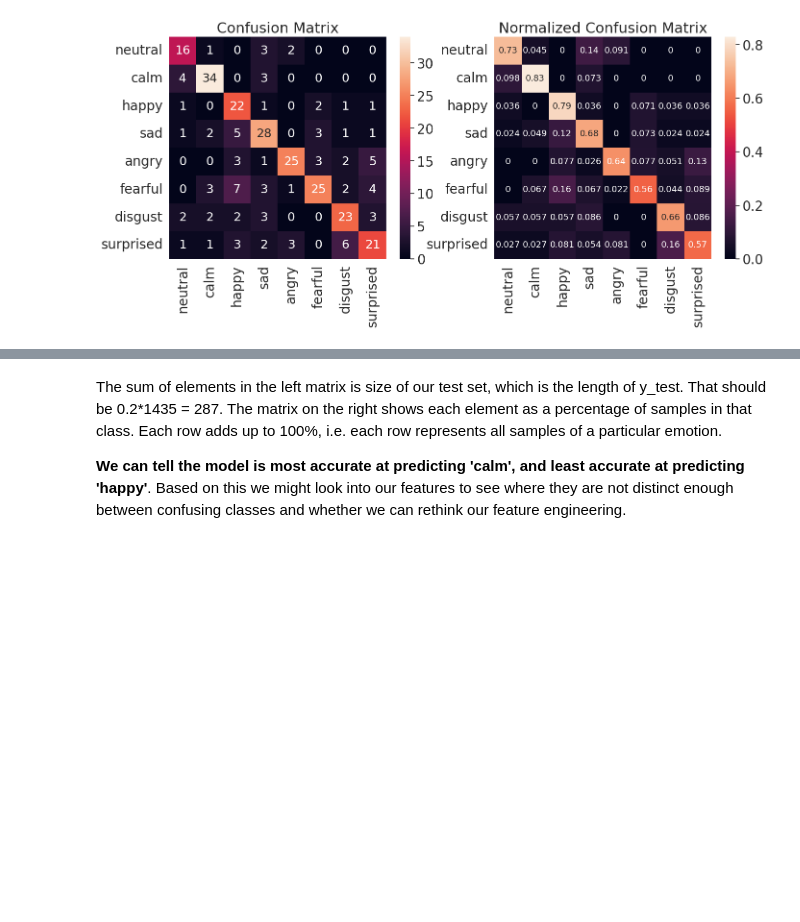
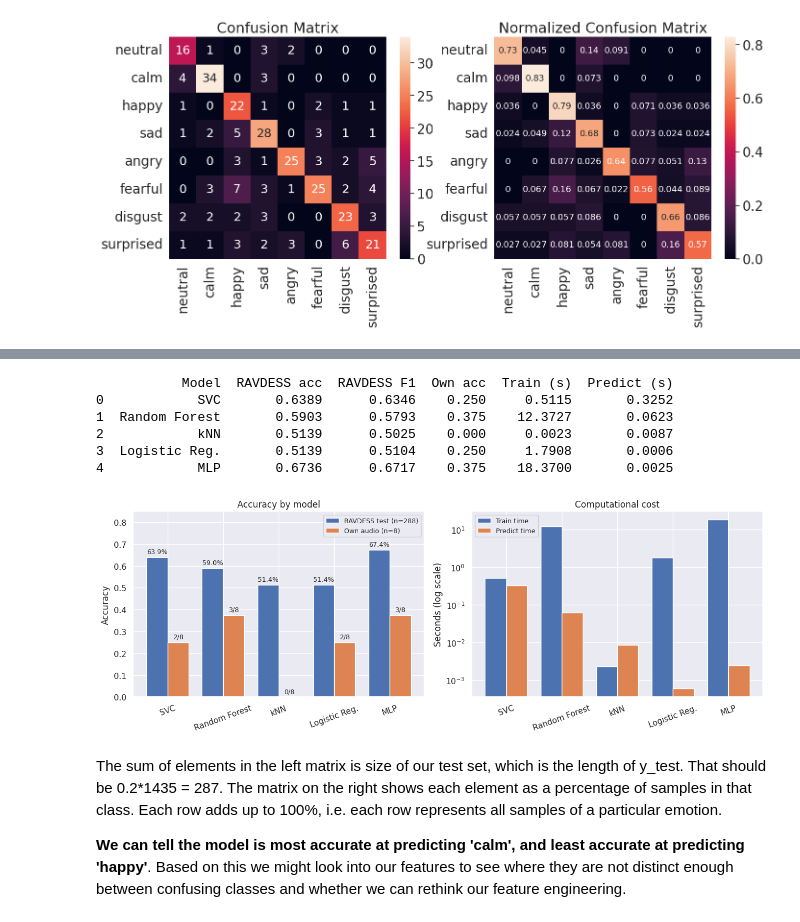
Before and after one commit to aleeza-ahmed/Week4-NeuralNetworks, a Jupyter notebook: Week4__Neural_Networks.ipynb, the cells around one changed output, grey strips where cells are left out. Saved outputs shown, nothing was run; the diff lists cells and outputs as text; code cells hidden in the pictures; blank space fills up the shorter version.

```diff
--- a/Week4__Neural_Networks.ipynb
+++ b/Week4__Neural_Networks.ipynb
@@ -668,3 +740,77 @@ plt.show()
+# %%
+from sklearn.svm import SVC
+from sklearn.ensemble import RandomForestClassifier
+from sklearn.neighbors import KNeighborsClassifier
+from sklearn.linear_model import LogisticRegression
+
+models = {
+    'SVC':           SVC(kernel='rbf', C=10, gamma='scale', random_state=42),
+    'Random Forest': RandomForestClassifier(n_estimators=300, random_state=42),
+    'kNN':           KNeighborsClassifier(n_neighbors=5),
+    'Logistic Reg.': LogisticRegression(max_iter=2000, random_state=42),
+}
+
+rows = []
+for name, m in models.items():
+    t0 = time.time(); m.fit(X_train, y_tr); train_t = time.time() - t0
+    t0 = time.time(); p_r = m.predict(X_test); pred_t = time.time() - t0
+    p_m = m.predict(my_X)
+    rows.append([name, accuracy_score(y_test, p_r), f1_score(y_test, p_r, average='macro'),
+                 accuracy_score(my_y, p_m), train_t, pred_t])
+
+# add the MLP using the numbers from Cell A
+rows.append(['MLP', accuracy_score(y_test, ravdess_pred),
+             f1_score(y_test, ravdess_pred, average='macro'),
+             accuracy_score(my_y, my_pred), mlp_train_time, mlp_pred_time])
+
+comparison = pd.DataFrame(rows, columns=['Model','RAVDESS acc','RAVDESS F1',
+                                         'Own acc','Train (s)','Predict (s)']).round(4)
+print(comparison)
+comparison.to_csv('model_comparison.csv', index=False)
+
+# --- Graphs ---
+sn.set(font_scale=1.0)
+fig, ax = plt.subplots(1, 2, figsize=(13, 4.8))
+x = np.arange(len(comparison)); w = 0.38
+
+# --- Left: accuracy ---
+b1 = ax[0].bar(x - w/2, comparison['RAVDESS acc'], w, label='RAVDESS test (n=288)')
+b2 = ax[0].bar(x + w/2, comparison['Own acc'], w, label='Own audio (n=8)')
+
+# value labels: percentages for RAVDESS, "k/8" counts for own audio
+for bar, v in zip(b1, comparison['RAVDESS acc']):
+    ax[0].text(bar.get_x() + bar.get_width()/2, v + 0.01, f'{100*v:.1f}%',
+               ha='center', va='bottom', fontsize=9)
+for bar, v in zip(b2, comparison['Own acc']):
+    ax[0].text(bar.get_x() + bar.get_width()/2, v + 0.01, f'{int(round(v*8))}/8',
+               ha='center', va='bottom', fontsize=9)
+
+ax[0].set_xticks(x); ax[0].set_xticklabels(comparison['Model'], rotation=20)
+ax[0].set_ylim(0, 0.85)                     # headroom so the legend doesn't cover bars
+ax[0].set_ylabel('Accuracy')
+ax[0].set_title('Accuracy by model')
+ax[0].legend(loc='upper right', fontsize=9)
+
+# --- Right: computational cost (log scale) ---
+ax[1].bar(x - w/2, comparison['Train (s)'], w, label='Train time')
+ax[1].bar(x + w/2, comparison['Predict (s)'], w, label='Predict time')
+ax[1].set_yscale('log')
+ax[1].set_xticks(x); ax[1].set_xticklabels(comparison['Model'], rotation=20)
+ax[1].set_ylabel('Seconds (log scale)')
+ax[1].set_title('Computational cost')
+ax[1].legend(loc='upper left', fontsize=9)
+
+plt.tight_layout()
+plt.savefig('model_comparison.png', dpi=200)
+plt.show()
+# %% [output]
+           Model  RAVDESS acc  RAVDESS F1  Own acc  Train (s)  Predict (s)
+0            SVC       0.6389      0.6346    0.250     0.5115       0.3252
+1  Random Forest       0.5903      0.5793    0.375    12.3727       0.0623
+2            kNN       0.5139      0.5025    0.000     0.0023       0.0087
+3  Logistic Reg.       0.5139      0.5104    0.250     1.7908       0.0006
+4            MLP       0.6736      0.6717    0.375    18.3700       0.0025
+[figure, added]
 # %% [markdown]
 The sum of elements in the left matrix is size of our test set, which is the length of y_test. That should be 0.2*1435 = 287. The matrix on the right shows each element as a percentage of samples in that class. Each row adds up to 100%, i.e. each row represents all samples of a particular emotion.
 
```
Also changed, not shown: parts of 7 cells of this notebook.
